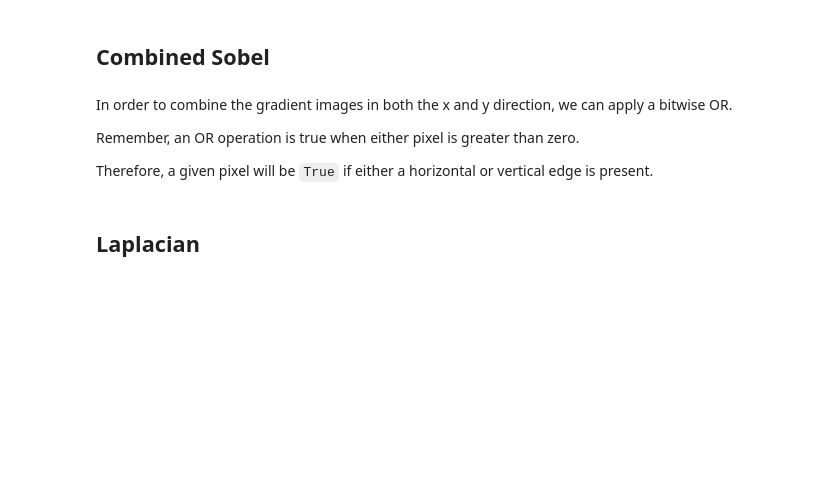
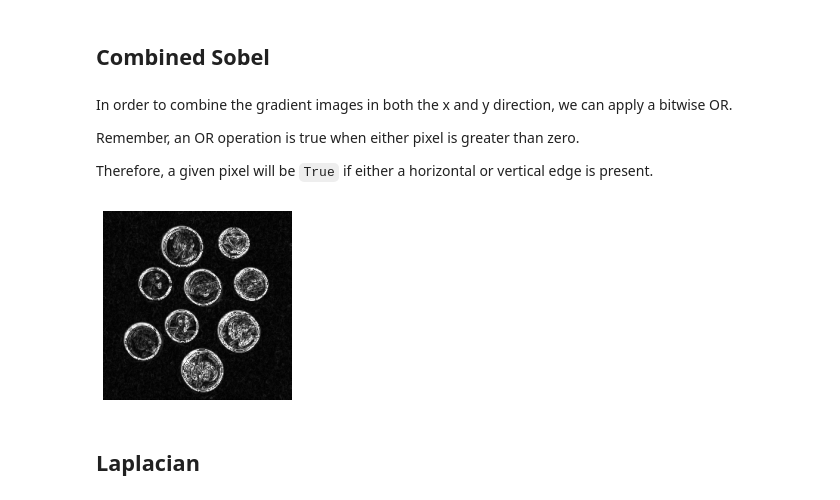
Before and after one commit to CDS-AU-DK/cds-visual, a Jupyter notebook: notebooks/session5_inclass_rdkm.ipynb, the cells around one changed output. Cells and saved outputs as stored; diff of their text form; code cells hidden in the pictures; blank space fills up the shorter version.

````diff
--- a/notebooks/session5_inclass_rdkm.ipynb
+++ b/notebooks/session5_inclass_rdkm.ipynb
@@ -36,6 +45,12 @@ In order to combine the gradient images in both the x and y direction, we can ap
 Remember, an OR operation is true when either pixel is greater than zero.
 
 Therefore, a given pixel will be ```True``` if either a horizontal or vertical edge is present.
+# %%
+sobelCombined = cv2.bitwise_or(sobelX, sobelY)
+# %%
+jimshow_channel(sobelCombined)
+# %% [output]
+[figure, added]
 # %% [markdown]
 ## Laplacian
 # %% [markdown]
````
Also changed, not shown: parts of 20 cells of this notebook.
